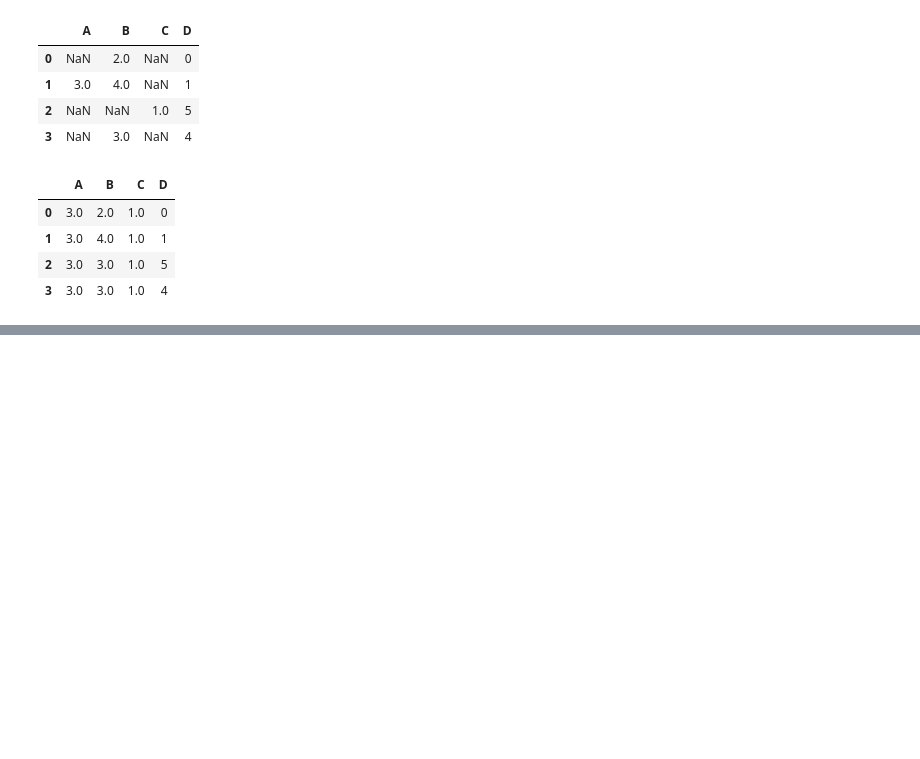
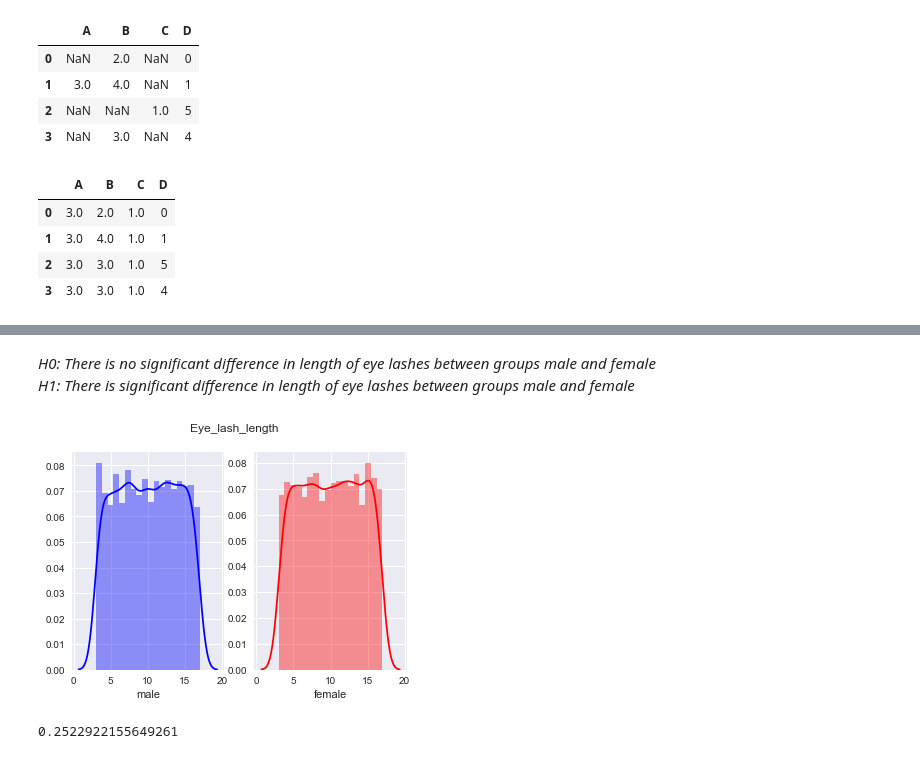
Before and after one commit to hacknairobi/Content, a Jupyter notebook: 1. week one/Day 1.ipynb, the cells around one changed output, grey strips where cells are left out. Cells and saved outputs as stored; diff of their text form; code cells hidden in the pictures; blank space fills up the shorter version.

```diff
--- a/1. week one/Day 1.ipynb
+++ b/1. week one/Day 1.ipynb
@@ -303,0 +179,3 @@ Ttest_indResult(statistic=-254.3835378762328, pvalue=0.0)
+# %%
+data = pd.read_csv("datasets/population.csv")
+data.head()
@@ -303,0 +189,23 @@ Ttest_indResult(statistic=-254.3835378762328, pvalue=0.0)
+# %% [markdown]
+*H0: There is no significant difference in length of eye lashes between groups male and female
+<br>
+H1: There is significant difference in length of eye lashes between groups male and female*
+# %%
+#Visualizing the two distributions
+variable = 'Eye_lash_length'
+male = data[data['Gender'] == "Male"][variable]
+female = data[data['Gender'] == "Female"][variable]
+
+fig, ax =plt.subplots(1,2)
+fig.suptitle(variable)
+sns.distplot(male, ax=ax[0],axlabel="male",color="blue")
+sns.distplot(female, ax=ax[1], axlabel="female",color="red")
+fig.show()
+# %% [output]
+[figure, added]
+# %%
+from scipy import stats
+ttest = stats.ttest_ind(male,female)
+ttest.pvalue
+# %% [output]
+0.2522922155649261
```
Also changed, not shown: parts of 43 cells of this notebook, 3 other files.
